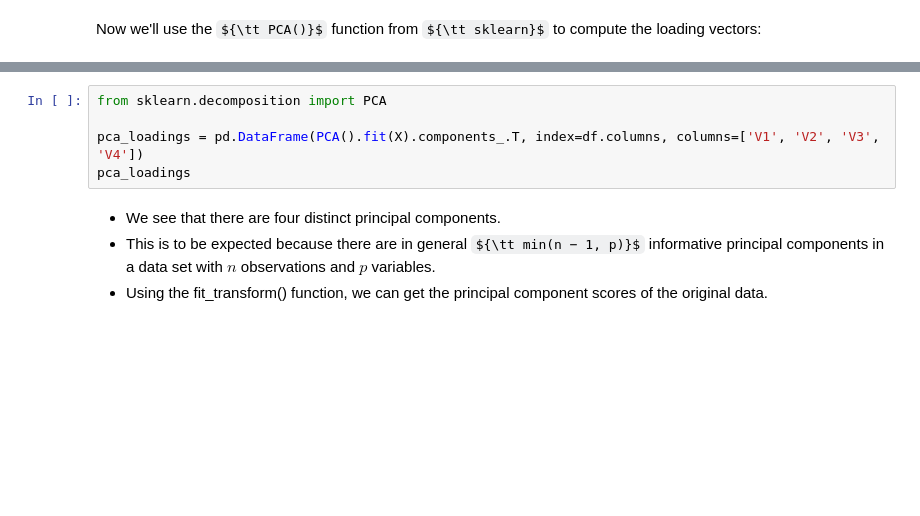
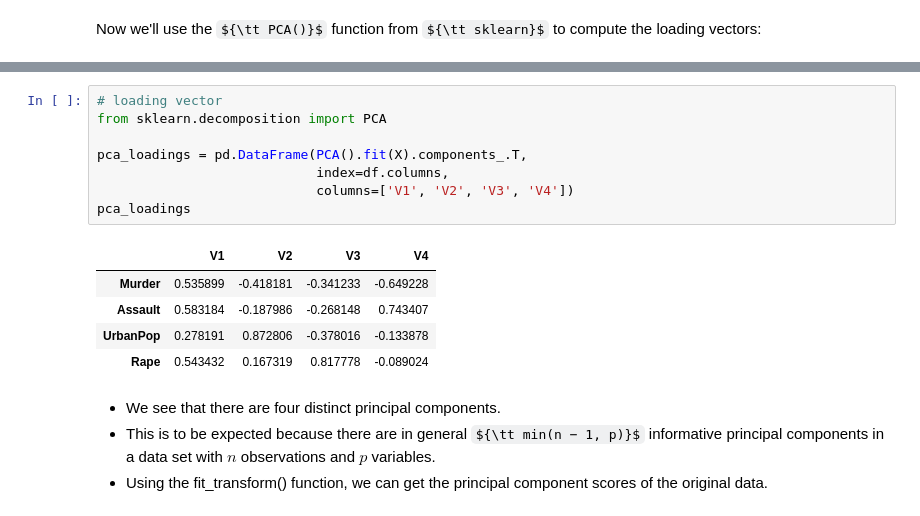
Before and after one commit to Hazim-HF/Machine-Learning, a Jupyter notebook: 10. Unsupervised Learning/Week 10.ipynb, the cells around one changed output, grey strips where cells are left out. Drawn from its saved outputs; the diff is of its cells as text; some formulas as TeX source; blank space fills up the shorter version.

```diff
--- a/10. Unsupervised Learning/Week 10.ipynb
+++ b/10. Unsupervised Learning/Week 10.ipynb
@@ -78,8 +123,17 @@ print(X.var())
 # %%
+# loading vector
 from sklearn.decomposition import PCA
 
-pca_loadings = pd.DataFrame(PCA().fit(X).components_.T, index=df.columns, columns=['V1', 'V2', 'V3', 'V4'])
+pca_loadings = pd.DataFrame(PCA().fit(X).components_.T,
+                            index=df.columns,
+                            columns=['V1', 'V2', 'V3', 'V4'])
 pca_loadings
+# %% [output]
+|  | V1 | V2 | V3 | V4 |
+| Murder | 0.535899 | -0.418181 | -0.341233 | -0.649228 |
+| Assault | 0.583184 | -0.187986 | -0.268148 | 0.743407 |
+| UrbanPop | 0.278191 | 0.872806 | -0.378016 | -0.133878 |
+| Rape | 0.543432 | 0.167319 | 0.817778 | -0.089024 |
 # %% [markdown]
 + We see that there are four distinct principal components.
 + This is to be expected because there are in general ${\tt min(n − 1, p)}$ informative principal components in a data set with $n$ observations and $p$ variables.
```
Also changed, not shown: parts of 19 cells of this notebook, 50 other files.
